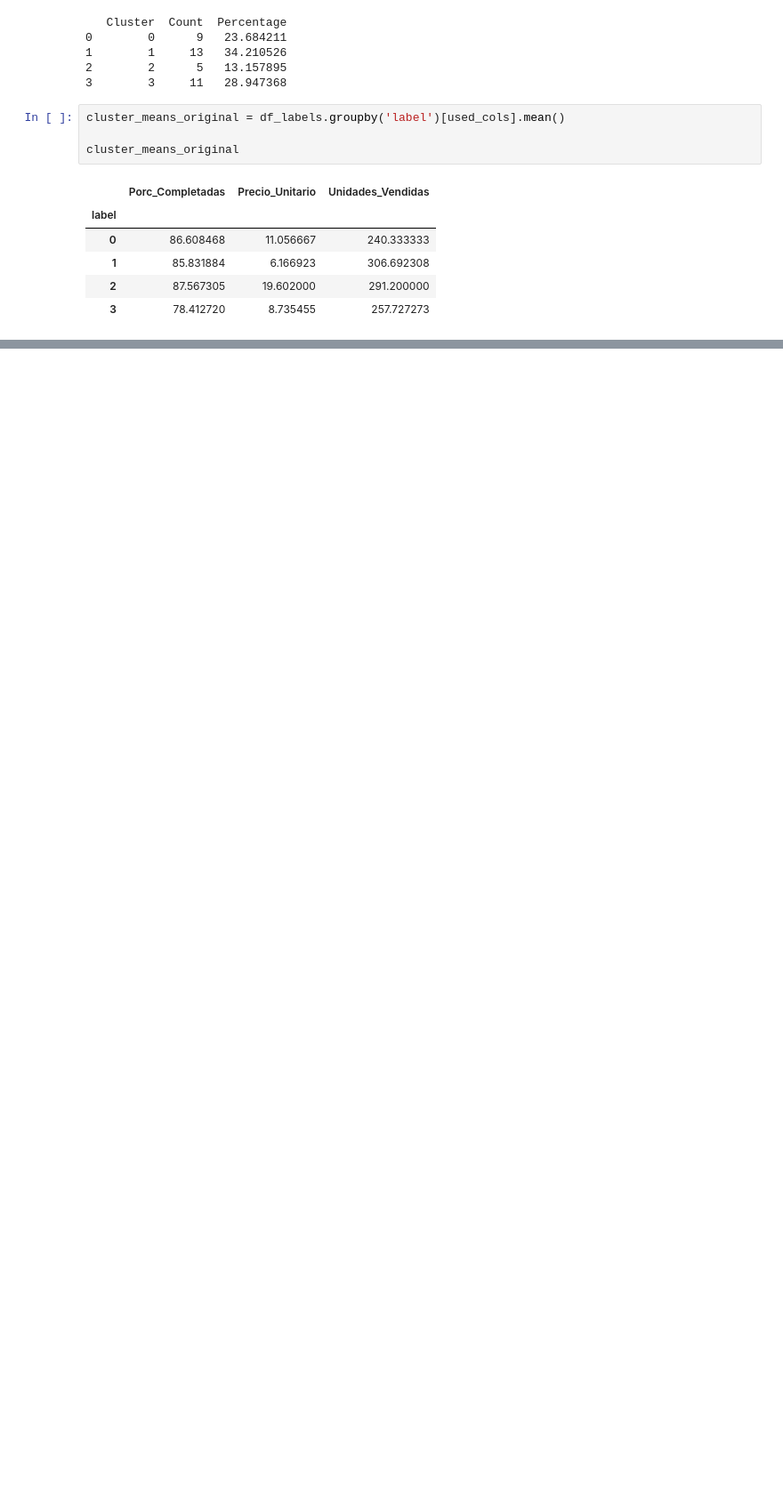
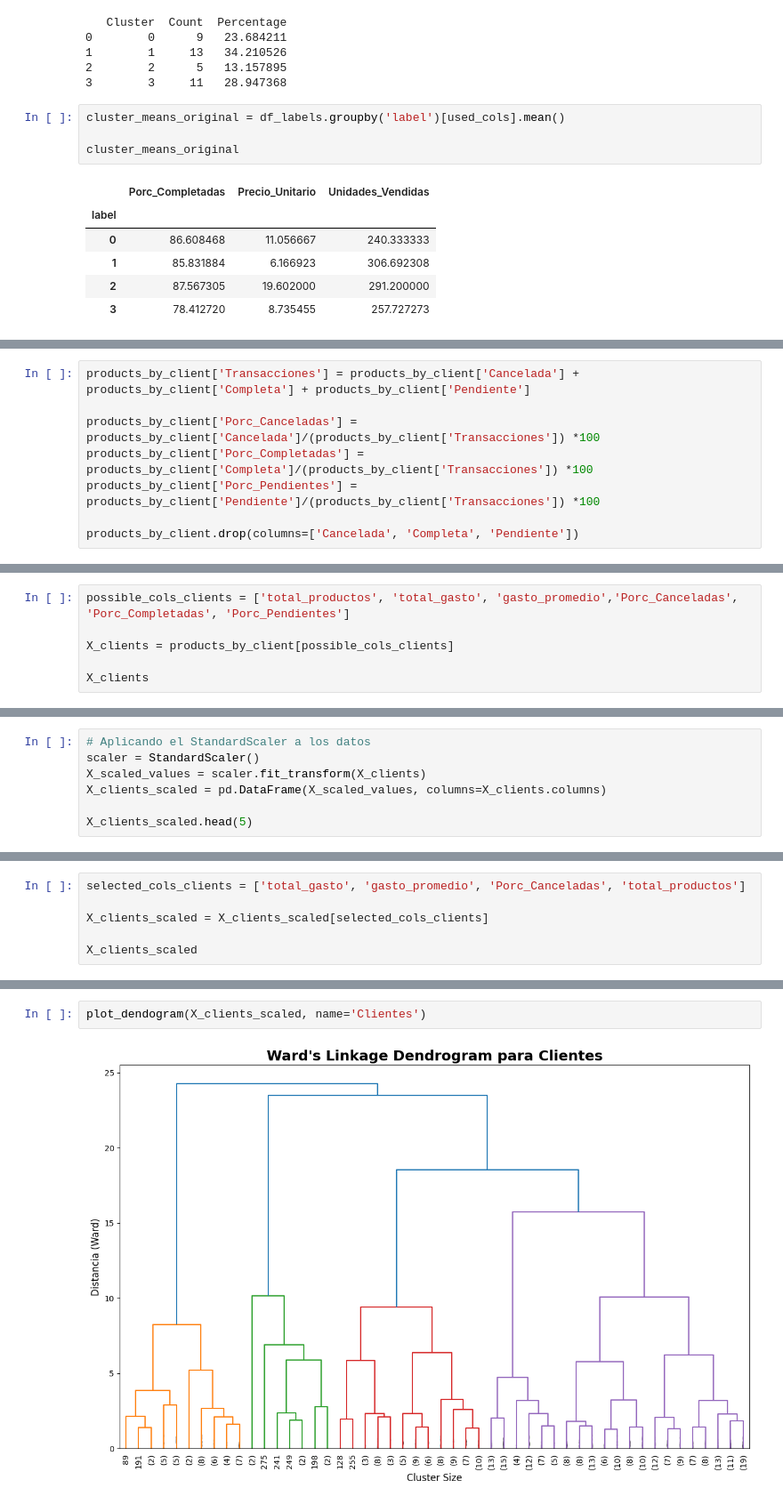
Before and after one commit to Polito9/Sales-Pattern-Analysis, a Jupyter notebook: notebooks/Clustering.ipynb, the cells around one changed output, grey strips where cells are left out. Shown at 89% size. Drawn from its saved outputs; the diff is of its cells as text; blank space fills up the shorter version.

```diff
--- a/notebooks/Clustering.ipynb
+++ b/notebooks/Clustering.ipynb
@@ -431,0 +417,8 @@ fig.show()
+# %%
+products_by_client['Transacciones'] = products_by_client['Cancelada'] + products_by_client['Completa'] + products_by_client['Pendiente']
+
+products_by_client['Porc_Canceladas'] = products_by_client['Cancelada']/(products_by_client['Transacciones']) *100
+products_by_client['Porc_Completadas'] = products_by_client['Completa']/(products_by_client['Transacciones']) *100
+products_by_client['Porc_Pendientes'] = products_by_client['Pendiente']/(products_by_client['Transacciones']) *100
+
+products_by_client.drop(columns=['Cancelada', 'Completa', 'Pendiente'])
@@ -431,0 +439,6 @@ fig.show()
+# %%
+possible_cols_clients = ['total_productos', 'total_gasto', 'gasto_promedio','Porc_Canceladas', 'Porc_Completadas', 'Porc_Pendientes']
+
+X_clients = products_by_client[possible_cols_clients]
+
+X_clients
@@ -431,0 +459,7 @@ fig.show()
+# %%
+# Aplicando el StandardScaler a los datos
+scaler = StandardScaler()
+X_scaled_values = scaler.fit_transform(X_clients)
+X_clients_scaled = pd.DataFrame(X_scaled_values, columns=X_clients.columns)
+
+X_clients_scaled.head(5)
@@ -431,0 +486,6 @@ fig.show()
+# %%
+selected_cols_clients = ['total_gasto', 'gasto_promedio', 'Porc_Canceladas', 'total_productos']
+
+X_clients_scaled = X_clients_scaled[selected_cols_clients]
+
+X_clients_scaled
@@ -431,0 +512,4 @@ fig.show()
+# %%
+plot_dendogram(X_clients_scaled, name='Clientes')
+# %% [output]
+[figure, added]
```
Also changed, not shown: parts of 33 cells of this notebook.
